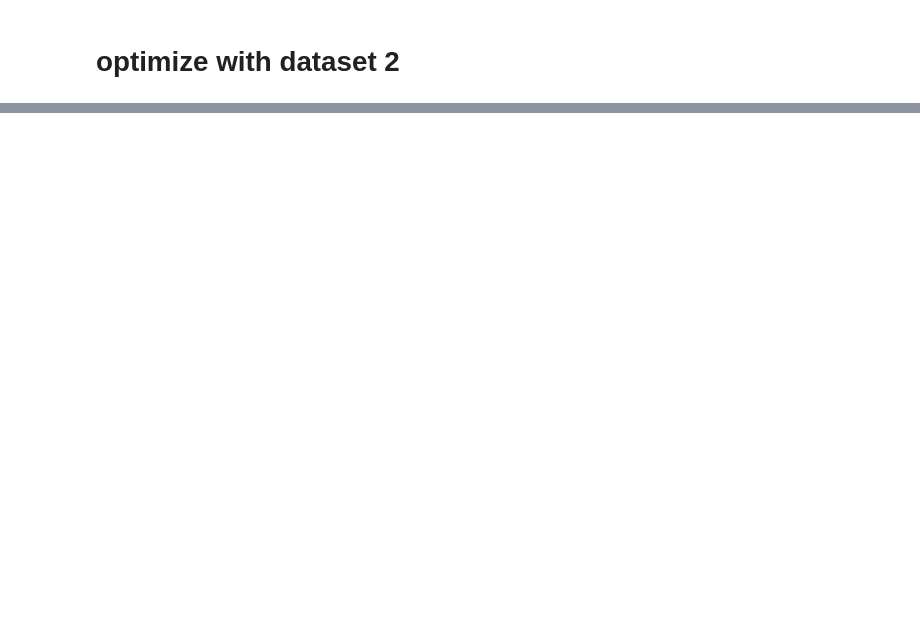
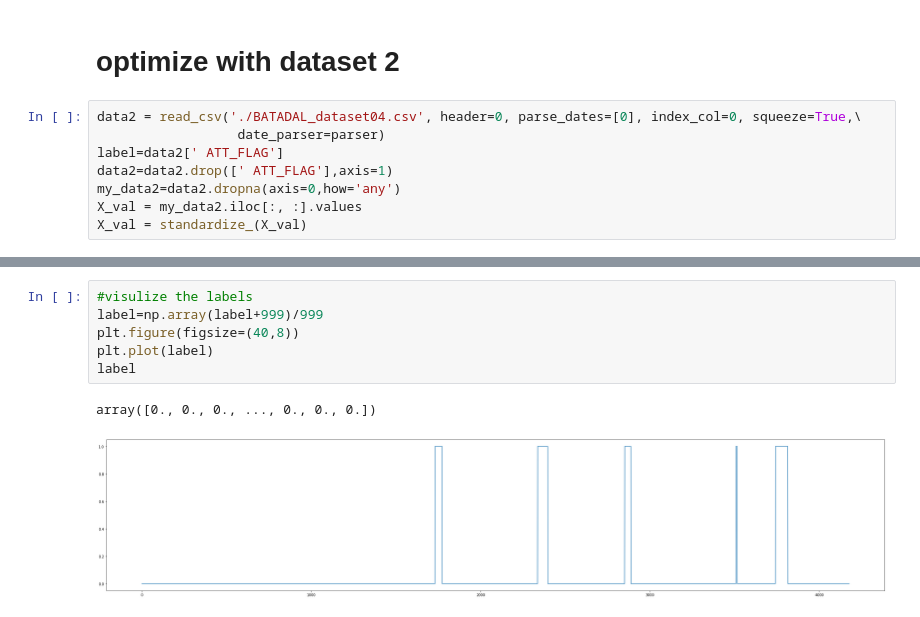
Before and after one commit to zLizy/Cyber-Data-Analysis, a Jupyter notebook: ass2/MarKovChain_PCA.ipynb, the cells around one changed output, grey strips where cells are left out. Saved outputs shown, nothing was run; the diff lists cells and outputs as text; blank space fills up the shorter version.

```diff
--- a/ass2/MarKovChain_PCA.ipynb
+++ b/ass2/MarKovChain_PCA.ipynb
@@ -119,2 +131,10 @@ sum(signal1>0.1)
 # %% [markdown]
 # optimize with dataset 2
+# %%
+data2 = read_csv('./BATADAL_dataset04.csv', header=0, parse_dates=[0], index_col=0, squeeze=True,\
+                  date_parser=parser)
+label=data2[' ATT_FLAG']
+data2=data2.drop([' ATT_FLAG'],axis=1)
+my_data2=data2.dropna(axis=0,how='any')
+X_val = my_data2.iloc[:, :].values
+X_val = standardize_(X_val)
@@ -120,0 +150,9 @@ sum(signal1>0.1)
+# %%
+#visulize the labels
+label=np.array(label+999)/999
+plt.figure(figsize=(40,8))
+plt.plot(label)
+label
+# %% [output]
+array([0., 0., 0., ..., 0., 0., 0.])
+[figure, added]
```
Also changed, not shown: parts of 33 cells of this notebook.
